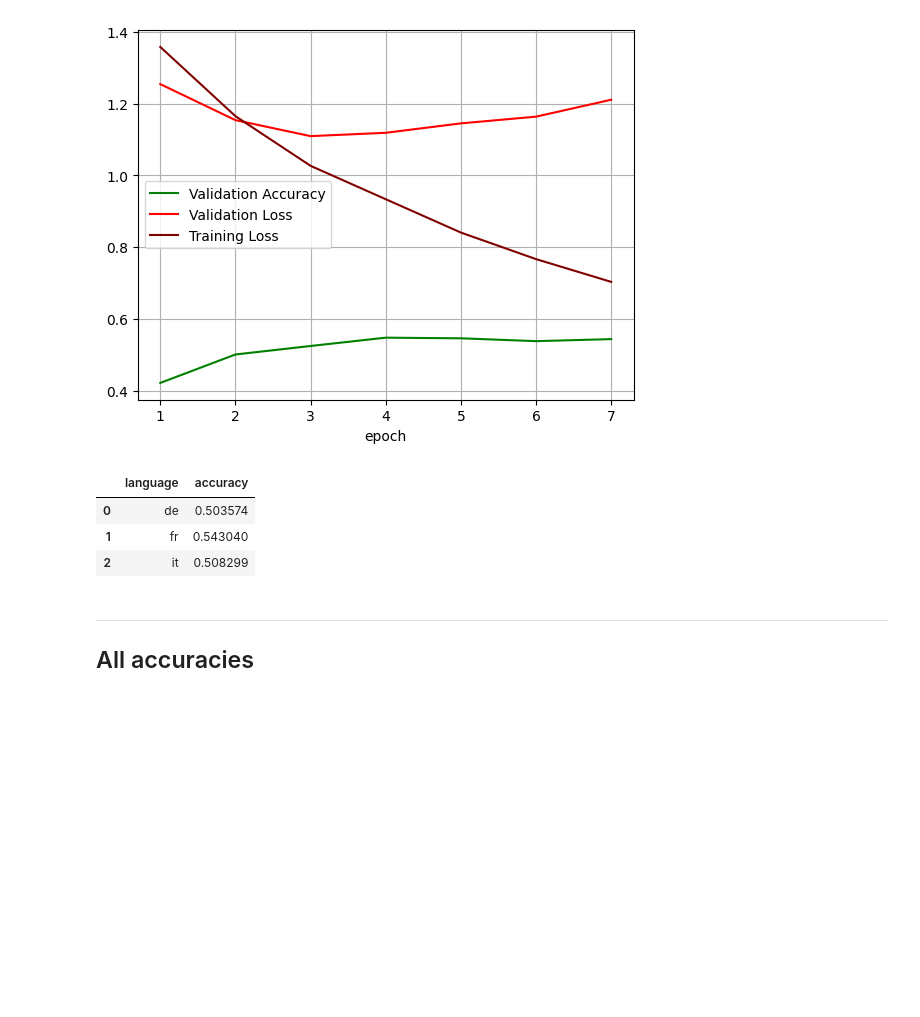
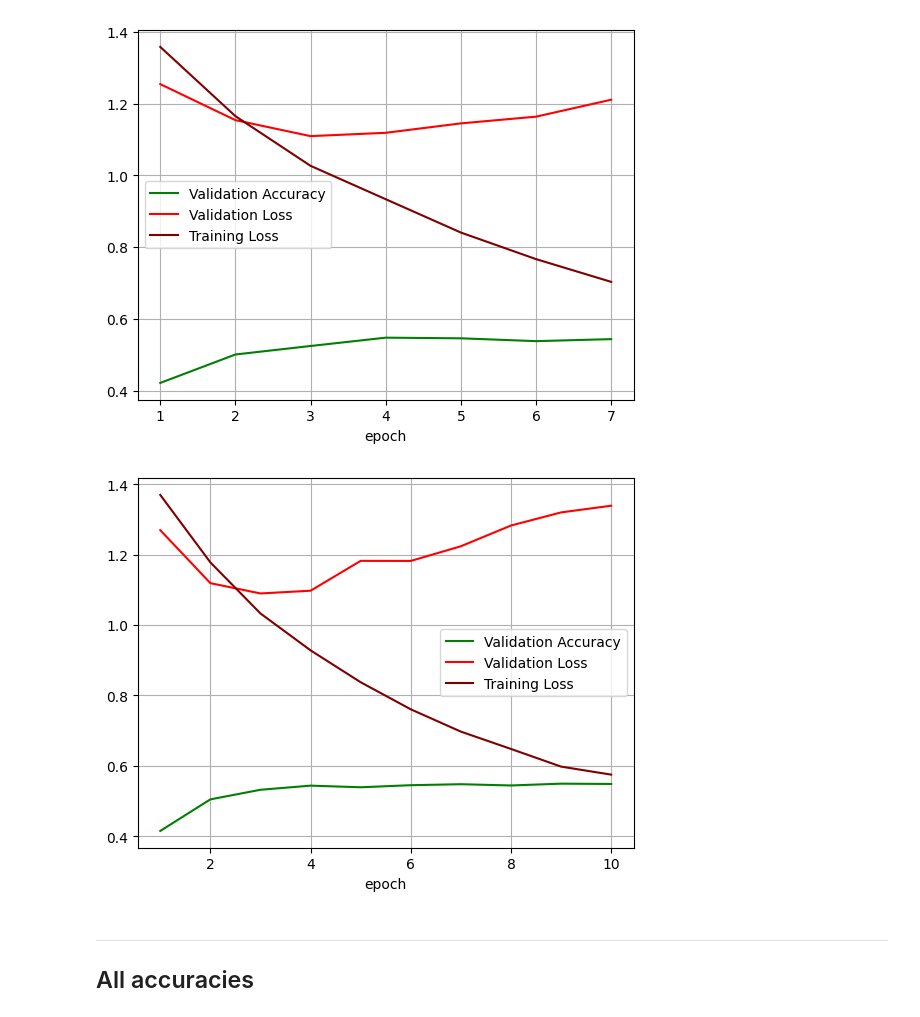
Before and after one commit to NazaninShafiabadi/StanceDetection, a Jupyter notebook: data/xstance/analysis.ipynb, the cells around one changed output. Drawn from its saved outputs; the diff is of its cells as text; code cells hidden in the pictures; blank space fills up the shorter version.

```diff
--- a/data/xstance/analysis.ipynb
+++ b/data/xstance/analysis.ipynb
@@ -150,9 +168,8 @@ plot_metrics(model_dir)
 # %%
 multi_micro_preds = pd.read_csv('../../predictions/multi_micro_preds.csv')
 multi_micro_acc = compute_accuracy(multi_micro_preds, 'numerical_label', 'prediction')
-multi_micro_acc
-# %% [output]
-|  | language | accuracy |
-| 0 | de | 0.503574 |
-| 1 | fr | 0.543040 |
-| 2 | it | 0.508299 |
+# %%
+model_dir = "../../models/multi_macro_stance_classifier/"
+plot_metrics(model_dir)
+# %% [output]
+[figure, added]
```
Also changed, not shown: parts of 8 cells of this notebook, 3 other files.
